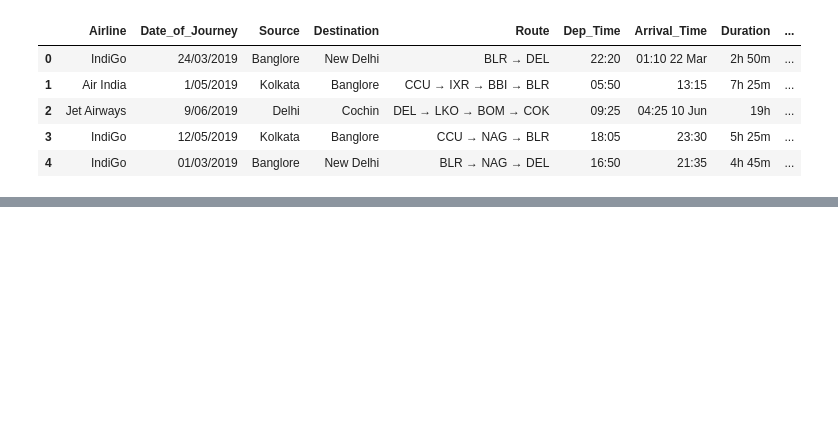
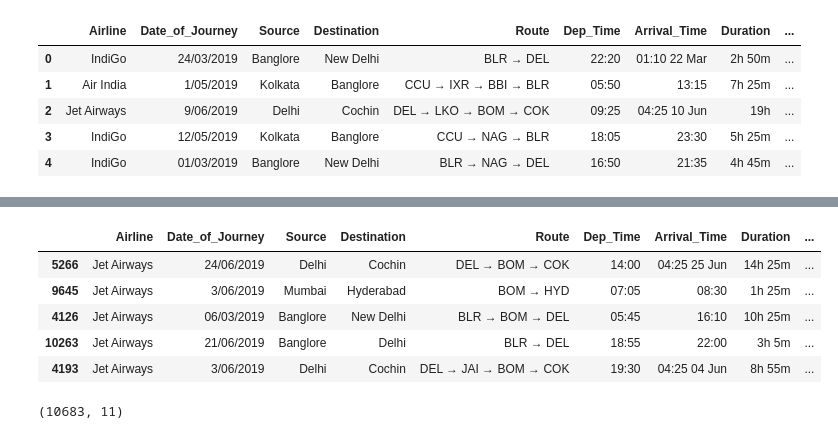
Before and after one commit to azaz9026/EDA, a Jupyter notebook: Flight Price Prediction/Flight_Price_Prediction.ipynb, the cells around one changed output, grey strips where cells are left out. Cells and saved outputs as stored; diff of their text form; code cells hidden in the pictures; blank space fills up the shorter version.

```diff
--- a/Flight Price Prediction/Flight_Price_Prediction.ipynb
+++ b/Flight Price Prediction/Flight_Price_Prediction.ipynb
@@ -29,0 +47,13 @@ df.head()
+# %%
+df.sample(5)
+# %% [output]
+|  | Airline | Date_of_Journey | Source | Destination | Route | Dep_Time | Arrival_Time | Duration | ... |
+| 5266 | Jet Airways | 24/06/2019 | Delhi | Cochin | DEL → BOM → COK | 14:00 | 04:25 25 Jun | 14h 25m | ... |
+| 9645 | Jet Airways | 3/06/2019 | Mumbai | Hyderabad | BOM → HYD | 07:05 | 08:30 | 1h 25m | ... |
+| 4126 | Jet Airways | 06/03/2019 | Banglore | New Delhi | BLR → BOM → DEL | 05:45 | 16:10 | 10h 25m | ... |
+| 10263 | Jet Airways | 21/06/2019 | Banglore | Delhi | BLR → DEL | 18:55 | 22:00 | 3h 5m | ... |
+| 4193 | Jet Airways | 3/06/2019 | Delhi | Cochin | DEL → JAI → BOM → COK | 19:30 | 04:25 04 Jun | 8h 55m | ... |
+# %%
+df.shape
+# %% [output]
+(10683, 11)
```
Also changed, not shown: parts of 50 cells of this notebook.
